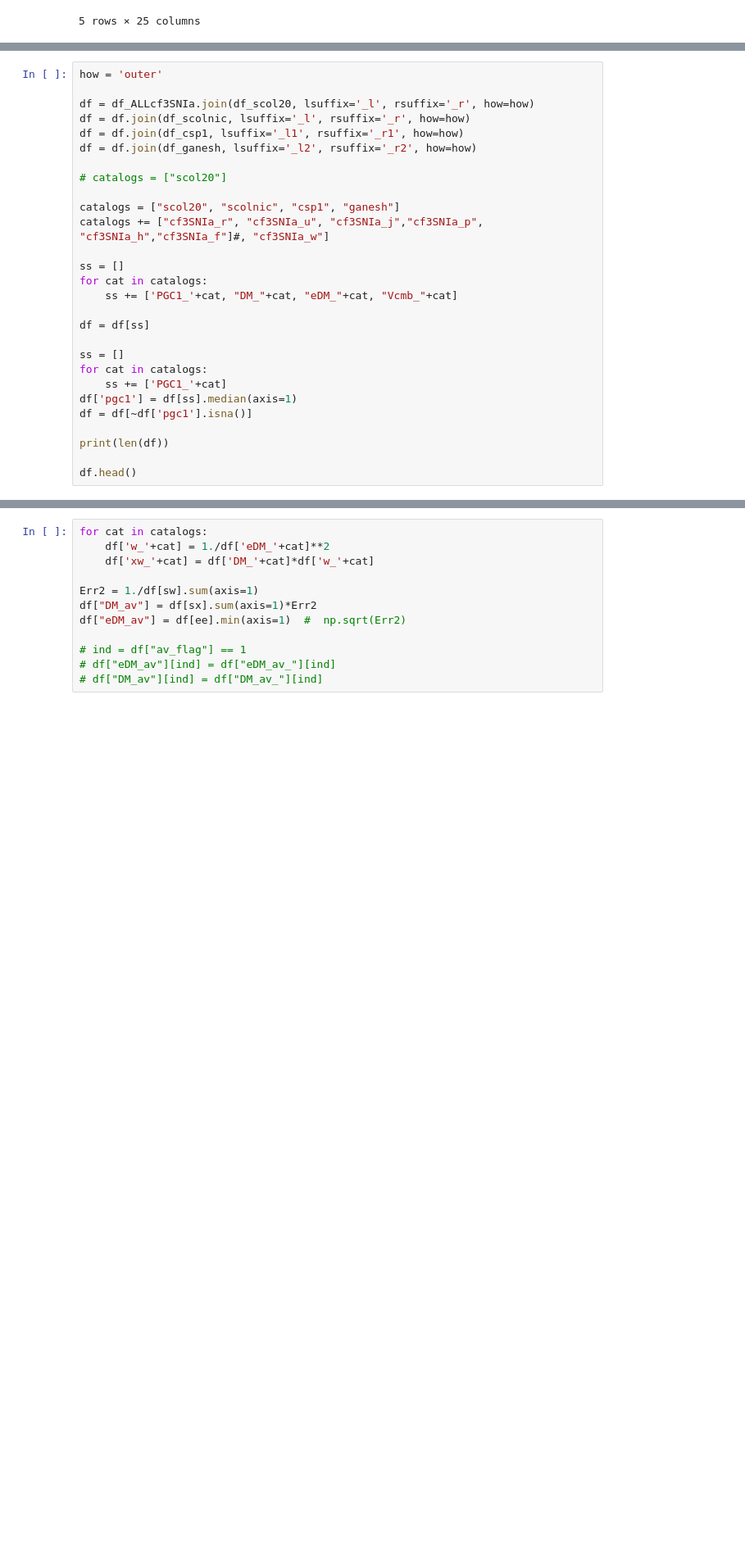
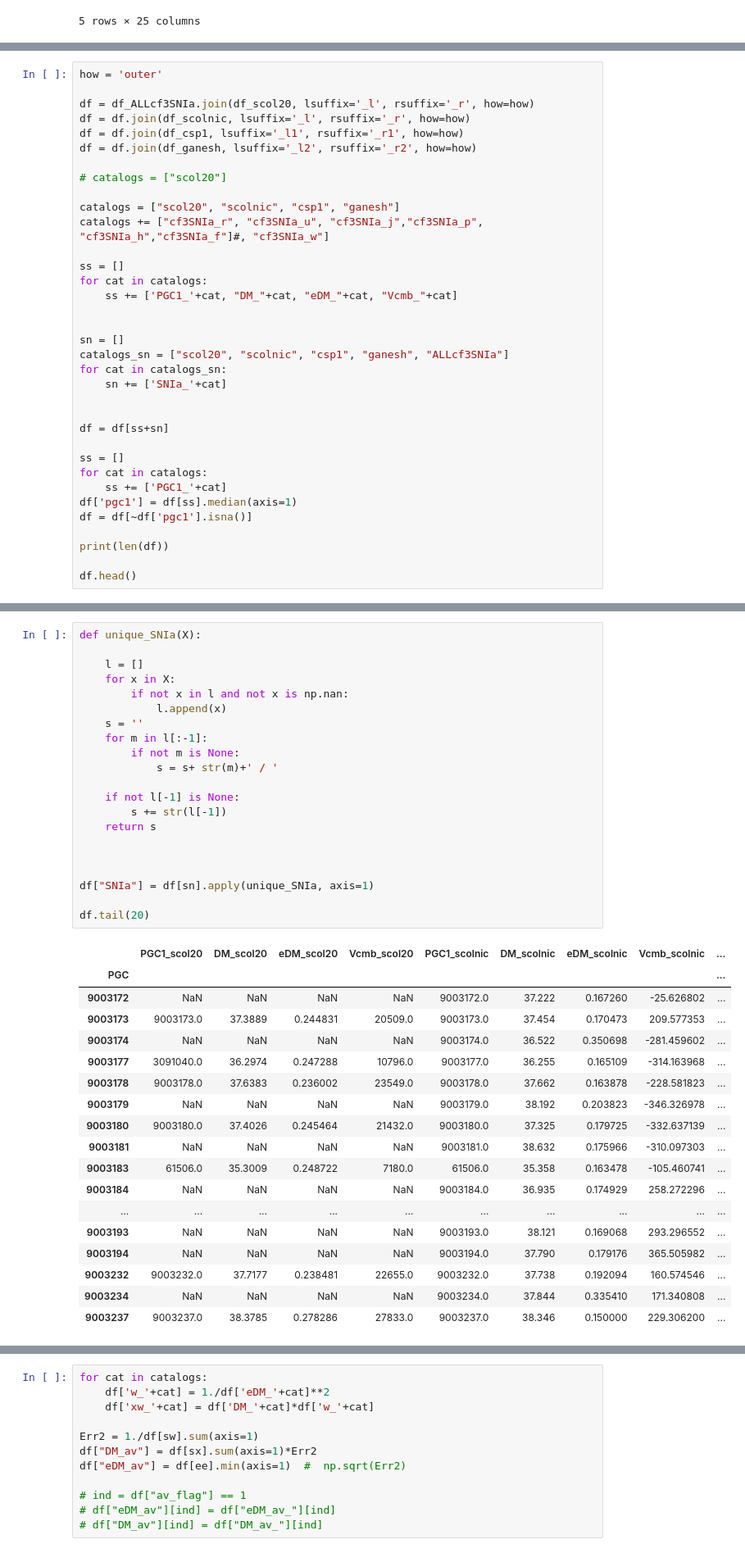
Before and after one commit to ekourkchi/CF4catalog, a Jupyter notebook: SNIa_groups-catal.ipynb, the cells around one changed output, grey strips where cells are left out. Shown at 82% size. Drawn from its saved outputs; the diff is of its cells as text; blank space fills up the shorter version.

```diff
--- a/SNIa_groups-catal.ipynb
+++ b/SNIa_groups-catal.ipynb
@@ -372,7 +389,14 @@ ss = []
 for cat in catalogs:
     ss += ['PGC1_'+cat, "DM_"+cat, "eDM_"+cat, "Vcmb_"+cat]
 
-df = df[ss]
+
+sn = []
+catalogs_sn = ["scol20", "scolnic", "csp1", "ganesh", "ALLcf3SNIa"]
+for cat in catalogs_sn:
+    sn += ['SNIa_'+cat]
+
+
+df = df[ss+sn]
 
 ss = []
 for cat in catalogs:
@@ -395,0 +420,40 @@ df.head()
+# %%
+def unique_SNIa(X):
+
+    l = []
+    for x in X:
+        if not x in l and not x is np.nan:
+            l.append(x)
+    s = ''
+    for m in l[:-1]:
+        if not m is None:
+            s = s+ str(m)+' / '
+
+    if not l[-1] is None:
+        s += str(l[-1])
+    return s
+
+
+
+df["SNIa"] = df[sn].apply(unique_SNIa, axis=1)
+
+df.tail(20)
+# %% [output]
+|  | PGC1_scol20 | DM_scol20 | eDM_scol20 | Vcmb_scol20 | PGC1_scolnic | DM_scolnic | eDM_scolnic | Vcmb_scolnic | ... |
+| PGC |  |  |  |  |  |  |  |  | ... |
+| 9003172 | NaN | NaN | NaN | NaN | 9003172.0 | 37.222 | 0.167260 | -25.626802 | ... |
+| 9003173 | 9003173.0 | 37.3889 | 0.244831 | 20509.0 | 9003173.0 | 37.454 | 0.170473 | 209.577353 | ... |
+| 9003174 | NaN | NaN | NaN | NaN | 9003174.0 | 36.522 | 0.350698 | -281.459602 | ... |
+| 9003177 | 3091040.0 | 36.2974 | 0.247288 | 10796.0 | 9003177.0 | 36.255 | 0.165109 | -314.163968 | ... |
+| 9003178 | 9003178.0 | 37.6383 | 0.236002 | 23549.0 | 9003178.0 | 37.662 | 0.163878 | -228.581823 | ... |
+| 9003179 | NaN | NaN | NaN | NaN | 9003179.0 | 38.192 | 0.203823 | -346.326978 | ... |
+| 9003180 | 9003180.0 | 37.4026 | 0.245464 | 21432.0 | 9003180.0 | 37.325 | 0.179725 | -332.637139 | ... |
+| 9003181 | NaN | NaN | NaN | NaN | 9003181.0 | 38.632 | 0.175966 | -310.097303 | ... |
+| 9003183 | 61506.0 | 35.3009 | 0.248722 | 7180.0 | 61506.0 | 35.358 | 0.163478 | -105.460741 | ... |
+| 9003184 | NaN | NaN | NaN | NaN | 9003184.0 | 36.935 | 0.174929 | 258.272296 | ... |
+| ... | ... | ... | ... | ... | ... | ... | ... | ... | ... |
+| 9003193 | NaN | NaN | NaN | NaN | 9003193.0 | 38.121 | 0.169068 | 293.296552 | ... |
+| 9003194 | NaN | NaN | NaN | NaN | 9003194.0 | 37.790 | 0.179176 | 365.505982 | ... |
+| 9003232 | 9003232.0 | 37.7177 | 0.238481 | 22655.0 | 9003232.0 | 37.738 | 0.192094 | 160.574546 | ... |
+| 9003234 | NaN | NaN | NaN | NaN | 9003234.0 | 37.844 | 0.335410 | 171.340808 | ... |
+| 9003237 | 9003237.0 | 38.3785 | 0.278286 | 27833.0 | 9003237.0 | 38.346 | 0.150000 | 229.306200 | ... |
```
Also changed, not shown: parts of 20 cells of this notebook, 2 other files.
